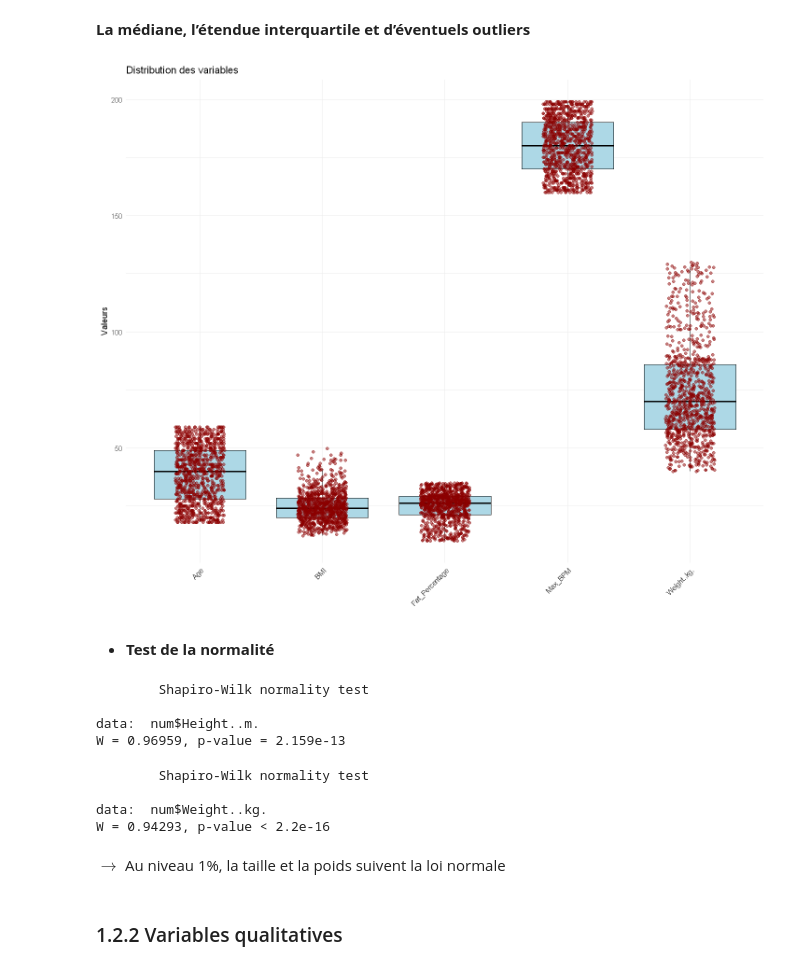
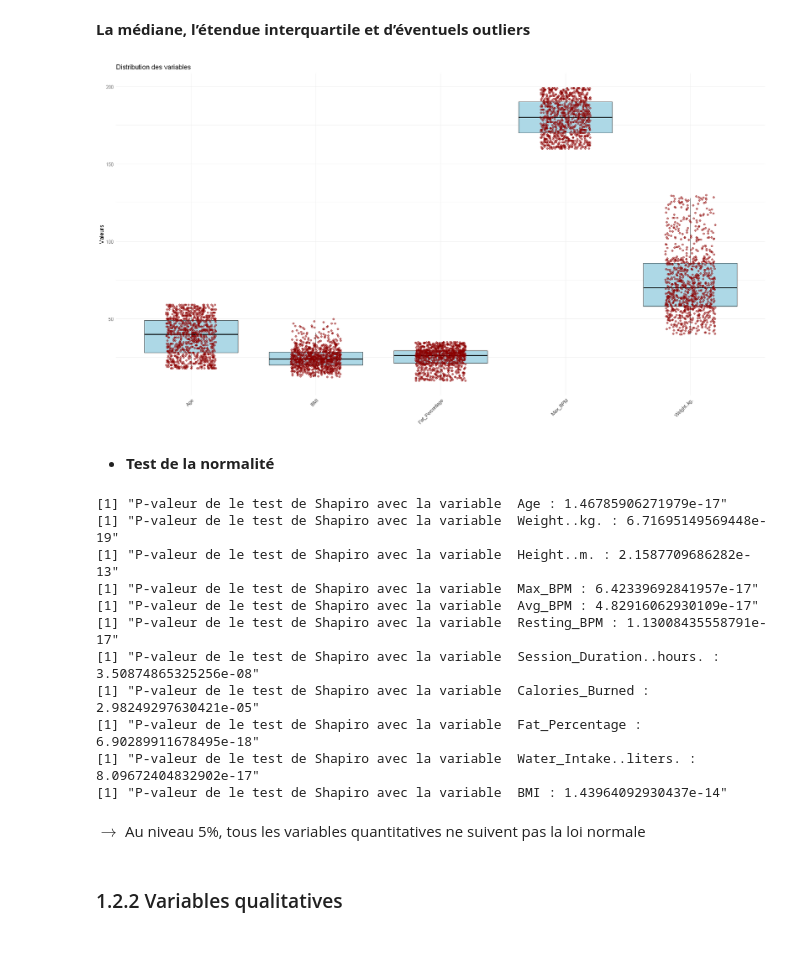
Before and after one commit to Anhquannnnnn/Machine-Learning, a Jupyter notebook: R.ipynb, the cells around one changed output. Saved outputs shown, nothing was run; the diff lists cells and outputs as text; code cells hidden in the pictures.

```diff
--- a/R.ipynb
+++ b/R.ipynb
@@ -152,10 +153,10 @@ summary(data)
 # %% [markdown]
 ### 1.2 Analyse descriptive unidimensionnelle
 # %%
-cat_cols = c('Gender','Workout_Type', 'Workout_Frequency..days.week.', 'Experience_Level')
-cat = data[cat_cols]
-num <- data %>% select(-all_of(cat_cols))
-num_cols = colnames(num)
+cat_cols <- c('Gender', 'Workout_Type', 'Workout_Frequency..days.week.', 'Experience_Level')
+cat <- data[, cat_cols]
+num <- data[, setdiff(names(data), cat_cols)]
+num_cols <- colnames(num)
 # %% [markdown]
 ### 1.2.1 Variables quantitatives
 # %% [markdown]
@@ -194,38 +192,42 @@ Warning message:
 # %%
 box_cols = c("Age", "Weight..kg.", "Max_BPM", "Fat_Percentage", "BMI" )
 
 num_long <- num[box_cols] %>%
   pivot_longer( cols = everything(), names_to = "Variable", values_to = "Valeur")
-options(repr.plot.width = 12, repr.plot.height = 10)
+options(repr.plot.width = 18, repr.plot.height = 10)
 
 ggplot(num_long, aes(x = Variable, y = Valeur)) +
   geom_boxplot(
     fill = "lightblue",
     color = "black",
     outlier.shape = NA
   ) +
   geom_jitter(width = 0.2, alpha = 0.5, color = "darkred", size = 1.5 ) +
   labs( title = "Distribution des variables", x = "", y = "Valeurs" ) +
   theme_minimal() +
   theme(axis.text.x = element_text(angle = 45, hjust = 1))
 # %% [output]
-[figure, old version]
+[figure, new version]
 # %% [markdown]
 - **Test de la normalité**
 # %%
-shapiro.test(num$Height..m.)
-shapiro.test(num$Weight..kg.)
+for (col in num_cols){
+    print(paste("P-valeur de le test de Shapiro avec la variable ", col, ":" , shapiro.test(num[,col])$p.value))
+}
 # %% [output]
-        Shapiro-Wilk normality test
-
-data:  num$Height..m.
-W = 0.96959, p-value = 2.159e-13
+[1] "P-valeur de le test de Shapiro avec la variable  Age : 1.46785906271979e-17"
+[1] "P-valeur de le test de Shapiro avec la variable  Weight..kg. : 6.71695149569448e-19"
+[1] "P-valeur de le test de Shapiro avec la variable  Height..m. : 2.1587709686282e-13"
+[1] "P-valeur de le test de Shapiro avec la variable  Max_BPM : 6.42339692841957e-17"
+[1] "P-valeur de le test de Shapiro avec la variable  Avg_BPM : 4.82916062930109e-17"
+[1] "P-valeur de le test de Shapiro avec la variable  Resting_BPM : 1.13008435558791e-17"
+[1] "P-valeur de le test de Shapiro avec la variable  Session_Duration..hours. : 3.50874865325256e-08"
+[1] "P-valeur de le test de Shapiro avec la variable  Calories_Burned : 2.98249297630421e-05"
+[1] "P-valeur de le test de Shapiro avec la variable  Fat_Percentage : 6.90289911678495e-18"
+[1] "P-valeur de le test de Shapiro avec la variable  Water_Intake..liters. : 8.09672404832902e-17"
+[1] "P-valeur de le test de Shapiro avec la variable  BMI : 1.43964092930437e-14"
-        Shapiro-Wilk normality test
-
-data:  num$Weight..kg.
-W = 0.94293, p-value < 2.2e-16
 # %% [markdown]
-$\rightarrow$ Au niveau 1%, la taille et la poids suivent la loi normale
+$\rightarrow$ Au niveau 5%, tous les variables quantitatives ne suivent pas la loi normale
 # %% [markdown]
 ### 1.2.2 Variables qualitatives
 # %%
```
Also changed, not shown: parts of 24 cells of this notebook.
